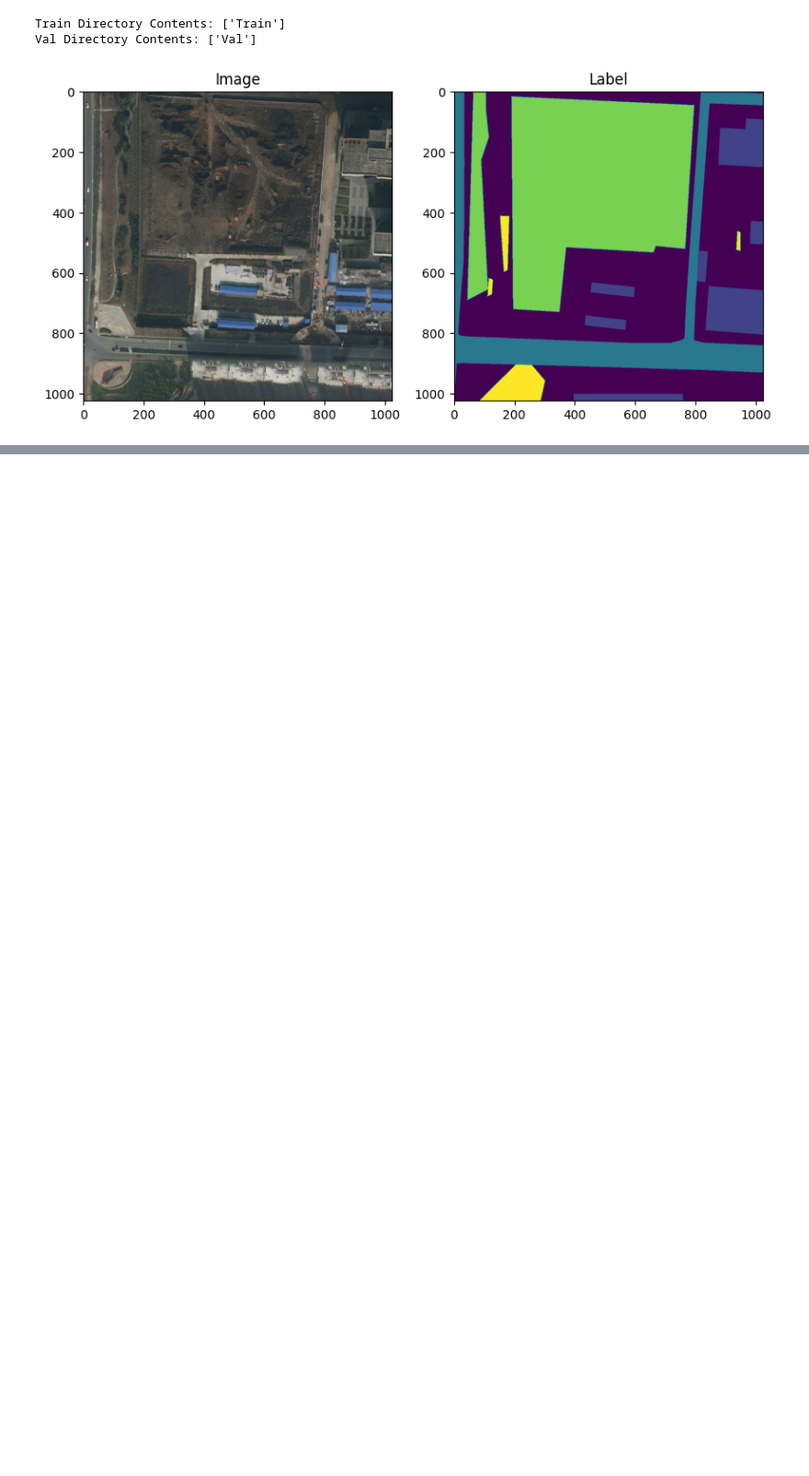
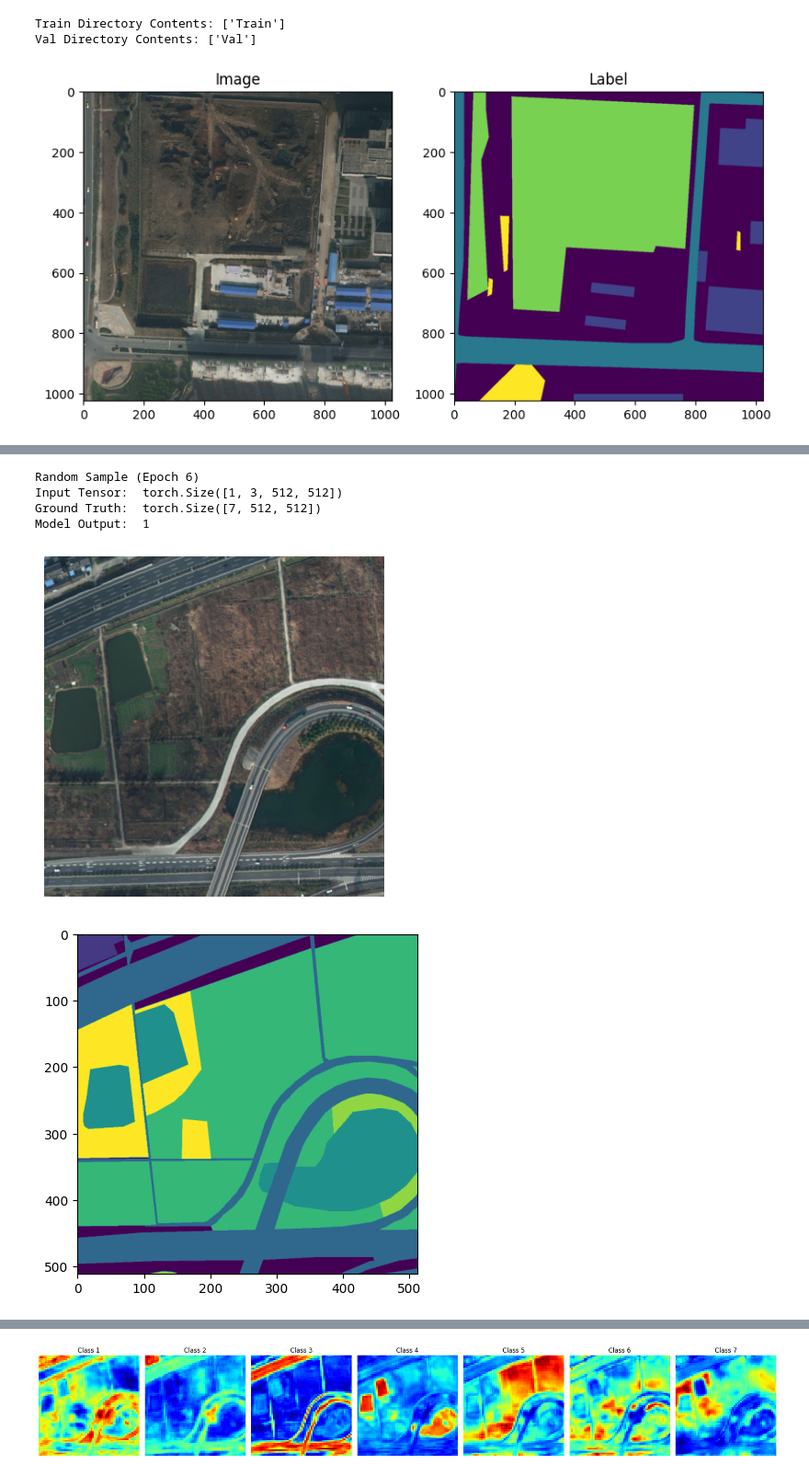
Before and after one commit to MichelePoli/AMLProject, a Jupyter notebook: run_but_bad_predition/3b_Data_augmentations_PIDnet_A1+A2.ipynb, the cells around one changed output, grey strips where cells are left out. Shown at 92% size. Cells and saved outputs as stored; diff of their text form; code cells hidden in the pictures; blank space fills up the shorter version.

```diff
--- a/run_but_bad_predition/3b_Data_augmentations_PIDnet_A1+A2.ipynb
+++ b/run_but_bad_predition/3b_Data_augmentations_PIDnet_A1+A2.ipynb
@@ -718,6 +712,9 @@ for epoch in range(num_epochs):
 
         # Ensure masks are in the right shape and type (long)
         masks = masks.squeeze(1)  # Remove extra channel dimension and convert to long
+
+        # Calculate loss
+        masks = masks.argmax(dim=1)  # Convert to class indices
 
         # Calculate loss
         loss = criterion(outputs_resized, masks)  # Use CrossEntropyLoss
@@ -812,7 +809,7 @@ Epoch [6/20] - Per-Class IoU: {'Background': 0.4317665696144104, 'Building': 0.2
 TRAINING=1
 if TRAINING:  # Ensure you have a condition for training mode
     # Pick a random batch from the train loader
-    a, b = val_dataset[330]
+    a, b = val_dataset[200]
     inputs, targets = a, b  # Assuming the loader returns (input, target) pairs
 
     # Move the inputs and targets to the same device as the model
@@ -836,6 +833,7 @@ if TRAINING:  # Ensure you have a condition for training mode
     show_image(a)
 
     plt.imshow(b.argmax(dim=0)) #grouth truth mask
+    plt.show()
 
     output = output.squeeze(0)
 
@@ -847,30 +845,37 @@ if TRAINING:  # Ensure you have a condition for training mode
     for i in range(7):
         # Estrai il canale i-esimo
         mask_class = output[i].cpu().numpy()  # Converti in array numpy per la visualizzazione
 
         # Visualizza la maschera della classe i
         axes[i].imshow(mask_class, cmap='jet')  # Usa una mappa di colori (ad esempio, 'jet')
         axes[i].set_title(f'Class {i + 1}')
         axes[i].axis('off')  # Disabilita gli assi
 
     # Mostra il risultato
     plt.tight_layout()
     plt.show()
 
     fig, axes = plt.subplots(1, 7, figsize=(20, 5))
 
     # Itera attraverso i canali della maschera (7 classi)
     for i in range(7):
         # Estrai il canale i-esimo
         mask_class = targets[i].cpu().numpy()  # Converti in array numpy per la visualizzazione
 
         # Visualizza la maschera della classe i
         axes[i].imshow(mask_class, cmap='jet')  # Usa una mappa di colori (ad esempio, 'jet')
         axes[i].set_title(f'Class {i + 1}')
         axes[i].axis('off')  # Disabilita gli assi
 
     # Mostra il risultato
     plt.tight_layout()
     plt.show()
 
     model.train()
+# %% [output]
+Random Sample (Epoch 6)
+Input Tensor:  torch.Size([1, 3, 512, 512])
+Ground Truth:  torch.Size([7, 512, 512])
+Model Output:  1
+[figure, added]
+[figure, added]
@@ -876,0 +883 @@ if TRAINING:  # Ensure you have a condition for training mode
+[figure, added]
```
Also changed, not shown: parts of 10 cells of this notebook, 2 other files.
